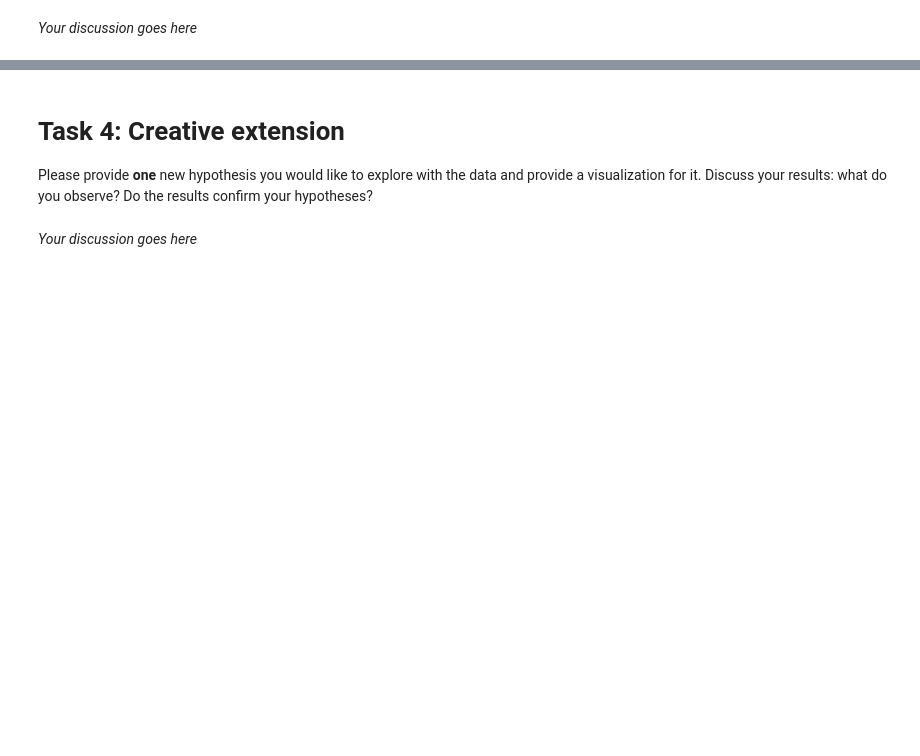
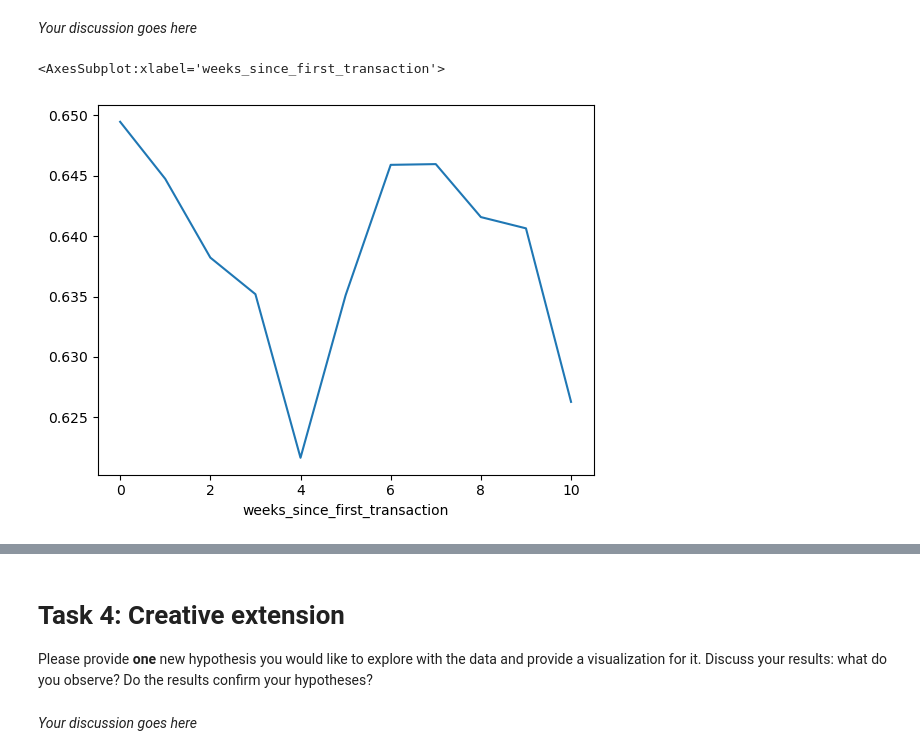
Before and after one commit to aybarsyazici/EPFL-CS421-MLBD, a Jupyter notebook: project/milestone-02/m2_lernnavi_sciper.ipynb, the cells around one changed output, grey strips where cells are left out. Drawn from its saved outputs; the diff is of its cells as text; code cells hidden in the pictures; blank space fills up the shorter version.

```diff
--- a/project/milestone-02/m2_lernnavi_sciper.ipynb
+++ b/project/milestone-02/m2_lernnavi_sciper.ipynb
@@ -1100,2 +1139,8 @@ NameError: name 'num_events_weekly' is not defined
 # %% [markdown]
 *Your discussion goes here*
+# %%
+# Plot average percentage correct from week 0 to week 10
+df_weekly_fillNa[df_weekly_fillNa.num_questions > 0].groupby('weeks_since_first_transaction').percentage_correct.mean().plot()
+# %% [output]
+<AxesSubplot:xlabel='weeks_since_first_transaction'>
+[figure, added]
```
Also changed, not shown: parts of 10 cells of this notebook.
